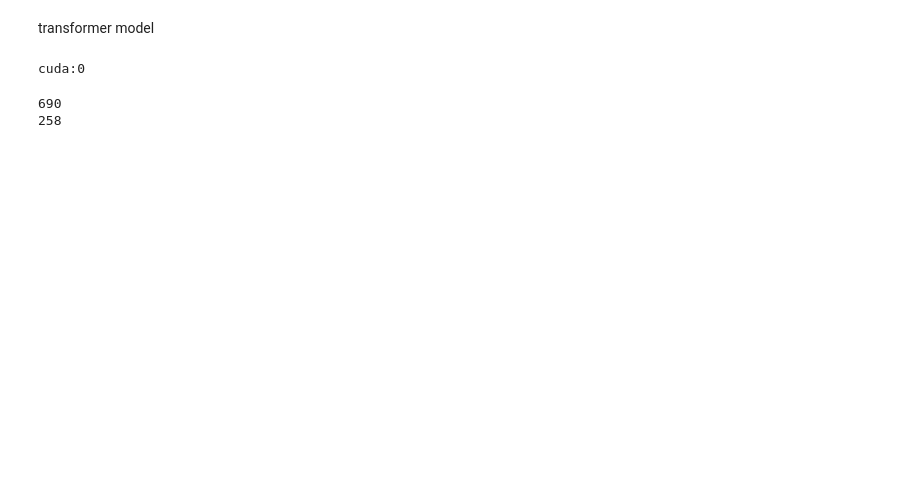
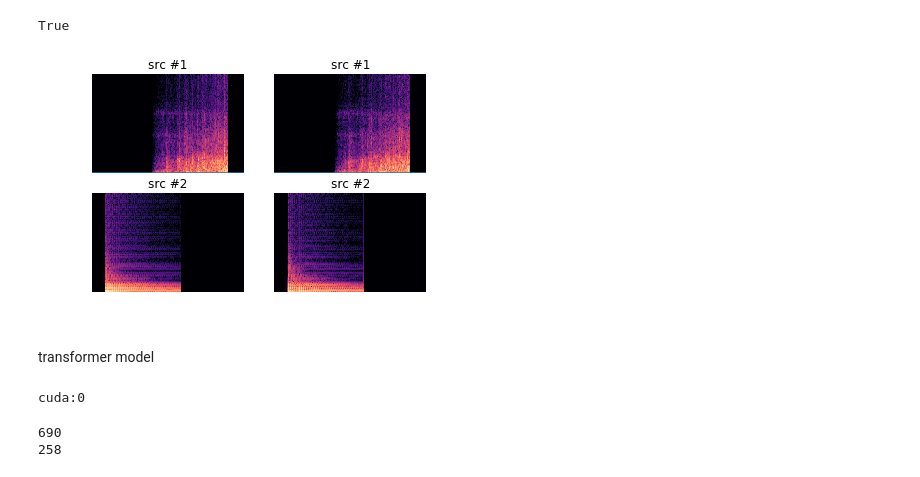
Before and after one commit to tianjunm/monaural-source-separation, a Jupyter notebook: scratch_working.ipynb, the cells around one changed output. Saved outputs shown, nothing was run; the diff lists cells and outputs as text; code cells hidden in the pictures; blank space fills up the shorter version.

Commit message:
finished setting up transformer baseline

```diff
--- a/scratch_working.ipynb
+++ b/scratch_working.ipynb
@@ -21,6 +27,6 @@ Loading the dataset
 # %%
 path = '/usr0/home/tianjunm/datasets/processed/mixer/a1/train';
-d = ds.SignalDataset(root_dir=path, transform=ds.Concat(size=(129, 690)))
+d = ds.SignalDataset(root_dir=path, transform=ds.Concat(size=(129, 690), encdec=True))
 # d = ds.SignalDataset(root_dir=new, transform=ds.ToTensor(size=(129, 690)))
 # %%
 dataloader = torch.utils.data.DataLoader(d, batch_size=4, shuffle=False)
@@ -46,3 +50,9 @@ torch.Size([4, 690, 2, 258])
 def display(spect, sample_rate, y_axis='mel',x_axis='time'):
     db_data = librosa.power_to_db(np.abs(spect)**2, ref=np.max)
     librosa.display.specshow(db_data, sr=sample_rate, y_axis=y_axis, x_axis=x_axis)
+
+def get_spect(data):
+    r = np.split(data.numpy().T, 2)[0]
+    i = np.split(data.numpy().T, 2)[1]
+    c = r + 1j * i
+    return c, scipy.signal.istft(c, fs=44100, nfft = 256)
@@ -49 +61,16 @@ def display(spect, sample_rate, y_axis='mel',x_axis='time'):
+# %%
+agg_sample = aggregate[0]
+c_agg, (fs, data) = get_spect(agg_sample)
+
+gt_1 = ground_truths_gt[0, :, 0, :]
+gt_2 = ground_truths_gt[0, :, 1, :]
+c_gt1, _ = get_spect(gt_1)
+c_gt2, _ = get_spect(gt_2)
+
+gin_1 = ground_truths_in.view(-1, seq_len+1, 2, input_dim)[0, :, 0, :]
+gin_2 = ground_truths_in.view(-1, seq_len+1, 2, input_dim)[0, :, 1, :]
+c_gin1, _ = get_spect(gin_1)
+c_gin2, _ = get_spect(gin_2)
+
+# print(np.array_equal())
 # %%
@@ -75,3 +86,27 @@ torch.Size([4, 690, 258])
+# %%
+plt.subplot(2, 2, 1)
+plt.title('src #1')
+plt.plot(data)
+plt.axis('off')
+display(c_gin1, 22050*8)
+plt.subplot(2, 2, 3)
+plt.title('src #2')
+plt.axis('off')
+display(c_gin2, 22050*8)
+plt.subplot(2, 2, 2)
+plt.title('src #1')
+plt.plot(data)
+plt.axis('off')
+display(c_gt1, 22050*8)
+plt.subplot(2, 2, 4)
+plt.title('src #2')
+plt.axis('off')
+display(c_gt2, 22050*8)
+
+print(np.array_equal(gin_1[1:], gt_1))
+# %% [output]
+True
+[figure, added]
 # %%
 import scipy.io.wavfile
 from scipy.fftpack import dct
```
Also changed, not shown: parts of 34 cells of this notebook, 4 other files.
